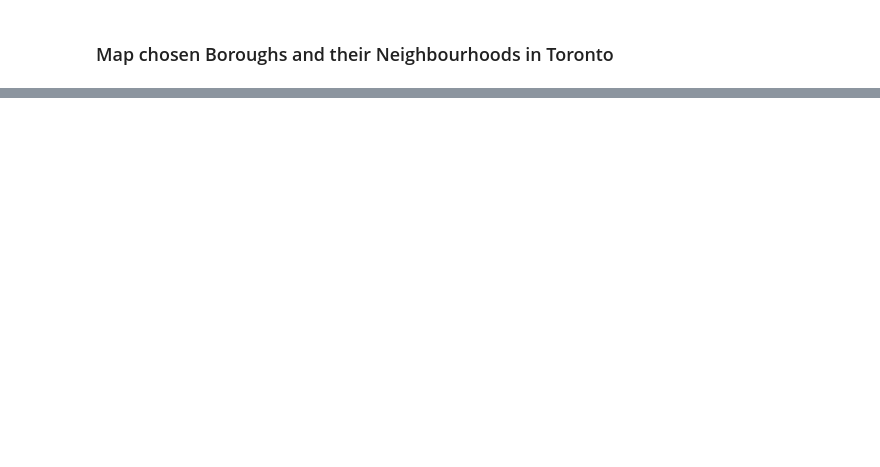
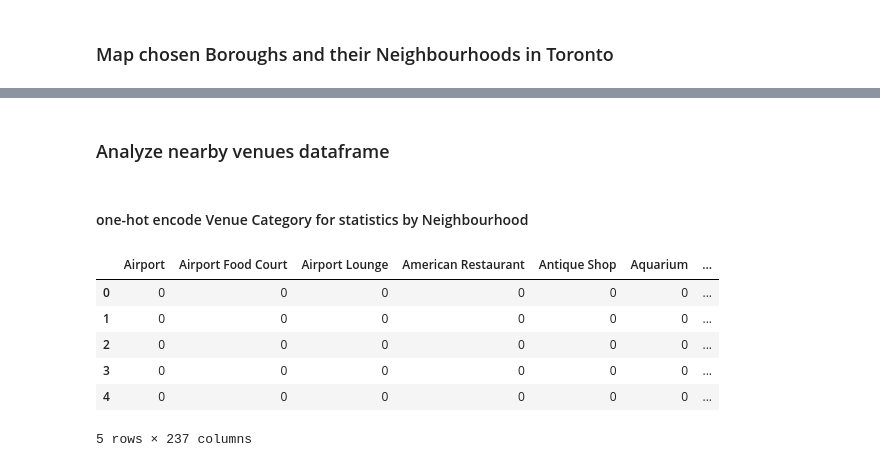
Before and after one commit to prak112/Coursera-IBM_Capstone, a Jupyter notebook: Week3_NeighborhoodClusteringProject.ipynb, the cells around one changed output, grey strips where cells are left out. Saved outputs shown, nothing was run; the diff lists cells and outputs as text; code cells hidden in the pictures; blank space fills up the shorter version.

```diff
--- a/Week3_NeighborhoodClusteringProject.ipynb
+++ b/Week3_NeighborhoodClusteringProject.ipynb
@@ -264,0 +312,15 @@ Business reply mail Processing Centre, South Central Letter Processing Plant Tor
+# %% [markdown]
+### Analyze nearby venues dataframe
+# %% [markdown]
+#### one-hot encode Venue Category for statistics by Neighbourhood
+# %%
+encode_df = pd.get_dummies(toronto_venues[['Venue Category']], prefix='', prefix_sep='')
+encode_df.head()
+# %% [output]
+|  | Airport | Airport Food Court | Airport Lounge | American Restaurant | Antique Shop | Aquarium | ... |
+| 0 | 0 | 0 | 0 | 0 | 0 | 0 | ... |
+| 1 | 0 | 0 | 0 | 0 | 0 | 0 | ... |
+| 2 | 0 | 0 | 0 | 0 | 0 | 0 | ... |
+| 3 | 0 | 0 | 0 | 0 | 0 | 0 | ... |
+| 4 | 0 | 0 | 0 | 0 | 0 | 0 | ... |
+5 rows × 237 columns
```
Also changed, not shown: parts of 15 cells of this notebook.
